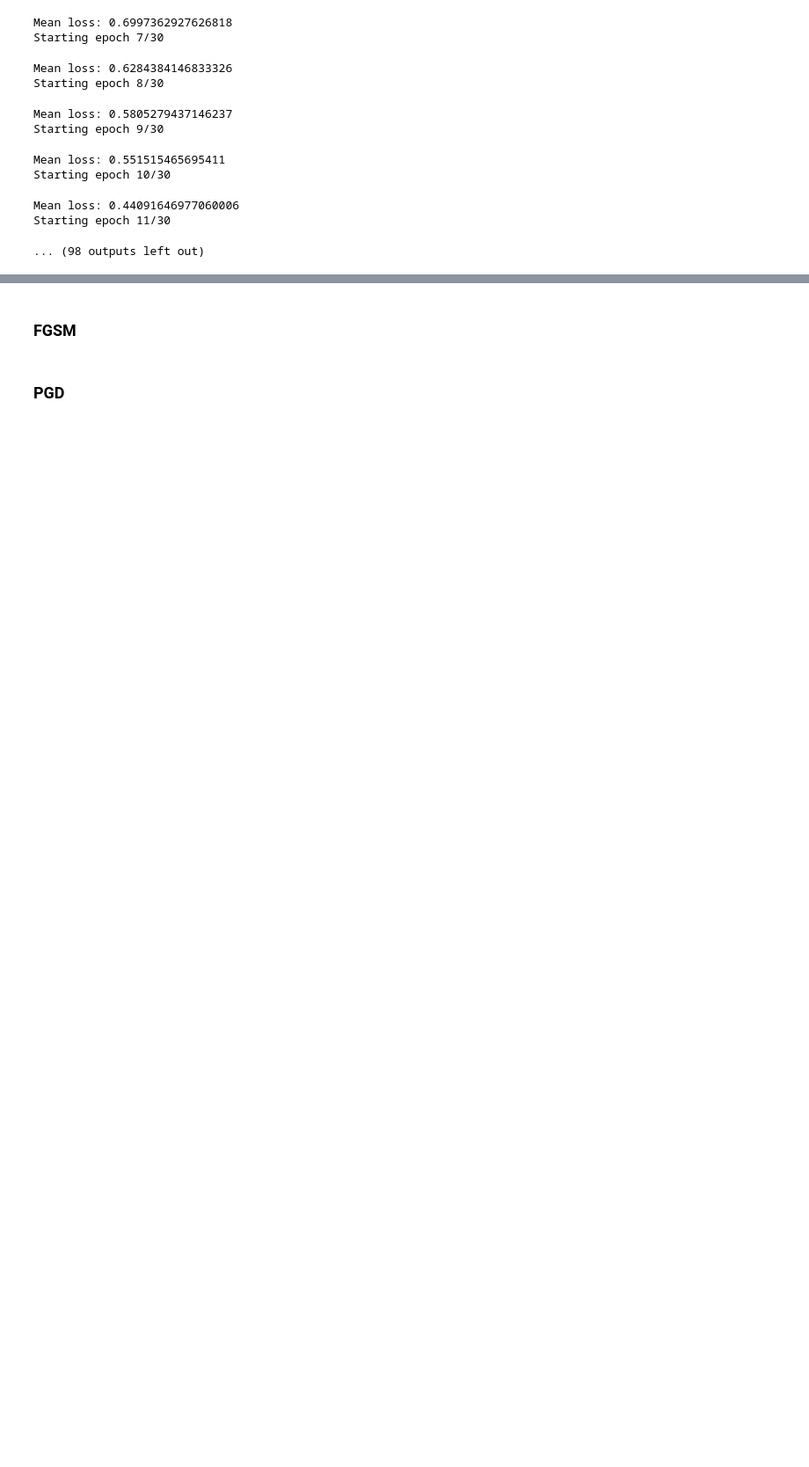
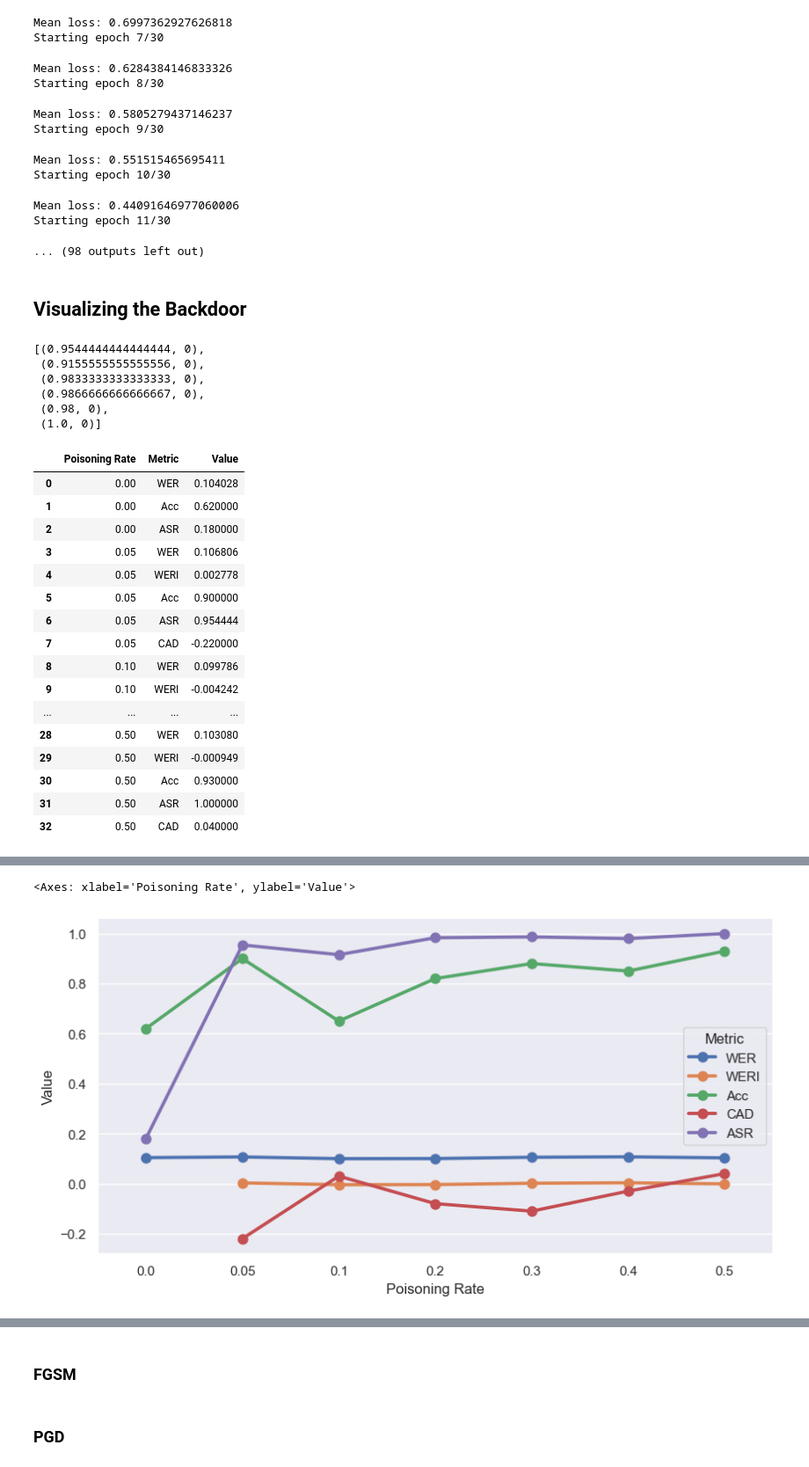
Before and after one commit to daanbrugmans/ru-automatic-speech-recognition-23-24, a Jupyter notebook: code/main.ipynb, the cells around one changed output, grey strips where cells are left out. Shown: that part at 88% size. Cells and saved outputs as stored; diff of their text form; code cells hidden in the pictures; blank space fills up the shorter version.

Commit message:
Finished backdoor experiment

```diff
--- a/code/main.ipynb
+++ b/code/main.ipynb
@@ -144,7 +146,7 @@ for poisoning_rate in poisoning_rates:
     asr_processor, asr_model, asv_model, mean_wer, mean_asv_acc, _ = pipeline_optimize.optimize_audio_effects(pipeline_config_train, backdoored_vctk=backdoored_train_set, stop_after_model_evaluation=True)
 
     weri = mean_wer - clean_wer
-    asr = attack_success_rate(asv_model, backdoored_test_loader, target_label=TARGET_SPEAKER_ID, device=device)
+    asr, _ = attack_success_rate(asv_model, backdoored_test_loader, target_label=TARGET_SPEAKER_ID, device=device)
     cad = clean_accuracy_drop(clean_asv_model, asv_model, clean_test_set)
 
     asr_word_error_rates.append(mean_wer)
@@ -200,3 +202,58 @@ Starting epoch 10/30
 Mean loss: 0.44091646977060006
 Starting epoch 11/30
 ... (98 outputs left out)
+# %% [markdown]
+## Visualizing the Backdoor
+# %%
+skoof
+# %% [output]
+[(0.9544444444444444, 0),
+ (0.9155555555555556, 0),
+ (0.9833333333333333, 0),
+ (0.9866666666666667, 0),
+ (0.98, 0),
+ (1.0, 0)]
+# %%
+# poisoning_rates
+# asr_word_error_rates
+# asr_word_error_rate_increases
+# asv_accuracies
+# asv_attack_success_rates
+# asv_clean_accuracy_drops
+
+# Poisoning Rate, Metric, Value
+visualizations = []
+visualizations.append([0, "WER", clean_wer])
+visualizations.append([0, "Acc", clean_asv_acc])
+visualizations.append([0, "ASR", clean_asv_asr])
+
+for i in range(len(poisoning_rates)):
+    visualizations.append([poisoning_rates[i], "WER", asr_word_error_rates[i]])
+    visualizations.append([poisoning_rates[i], "WERI", asr_word_error_rate_increases[i]])
+    visualizations.append([poisoning_rates[i], "Acc", asv_accuracies[i]])
+    visualizations.append([poisoning_rates[i], "ASR", asv_attack_success_rates[i]])
+    visualizations.append([poisoning_rates[i], "CAD", asv_clean_accuracy_drops[i]])
+
+visualizations_df = pd.DataFrame(visualizations, columns=["Poisoning Rate", "Metric", "Value"])
+display(visualizations_df)
+
+sns.set_theme(rc={'figure.figsize':(10, 5)})
+sns.pointplot(data=visualizations_df, x="Poisoning Rate", y="Value", hue="Metric", hue_order=["WER", "WERI", "Acc", "CAD", "ASR"])
+# %% [output]
+|  | Poisoning Rate | Metric | Value |
+| 0 | 0.00 | WER | 0.104028 |
+| 1 | 0.00 | Acc | 0.620000 |
+| 2 | 0.00 | ASR | 0.180000 |
+| 3 | 0.05 | WER | 0.106806 |
+| 4 | 0.05 | WERI | 0.002778 |
+| 5 | 0.05 | Acc | 0.900000 |
+| 6 | 0.05 | ASR | 0.954444 |
+| 7 | 0.05 | CAD | -0.220000 |
+| 8 | 0.10 | WER | 0.099786 |
+| 9 | 0.10 | WERI | -0.004242 |
+| ... | ... | ... | ... |
+| 28 | 0.50 | WER | 0.103080 |
+| 29 | 0.50 | WERI | -0.000949 |
+| 30 | 0.50 | Acc | 0.930000 |
+| 31 | 0.50 | ASR | 1.000000 |
+| 32 | 0.50 | CAD | 0.040000 |
@@ -203 +262,3 @@ Starting epoch 11/30
+<Axes: xlabel='Poisoning Rate', ylabel='Value'>
+[figure, added]
 # %% [markdown]
```
Also changed, not shown: parts of 4 cells of this notebook, 3 other files.
